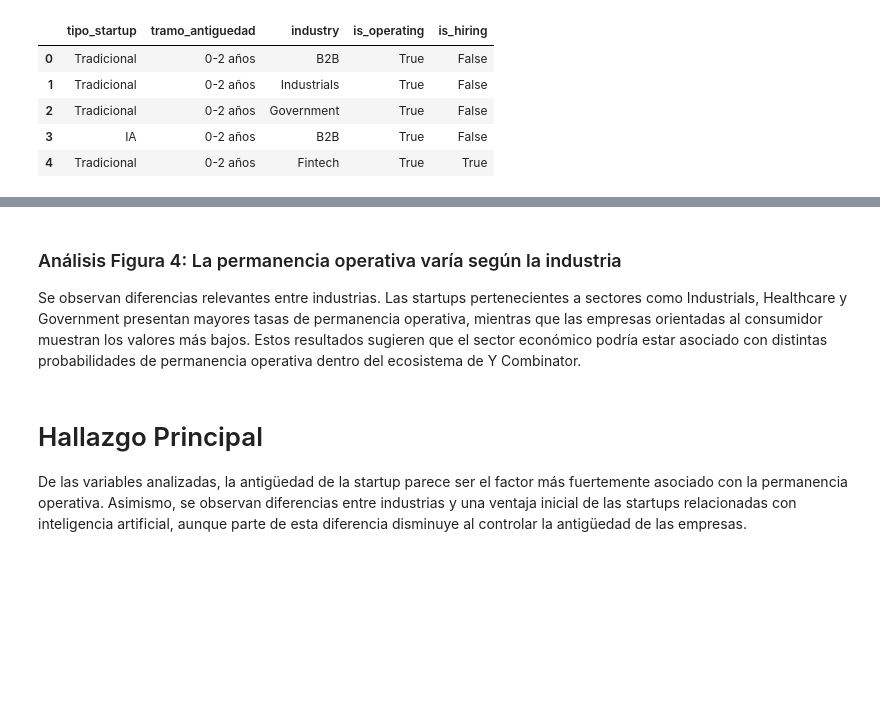
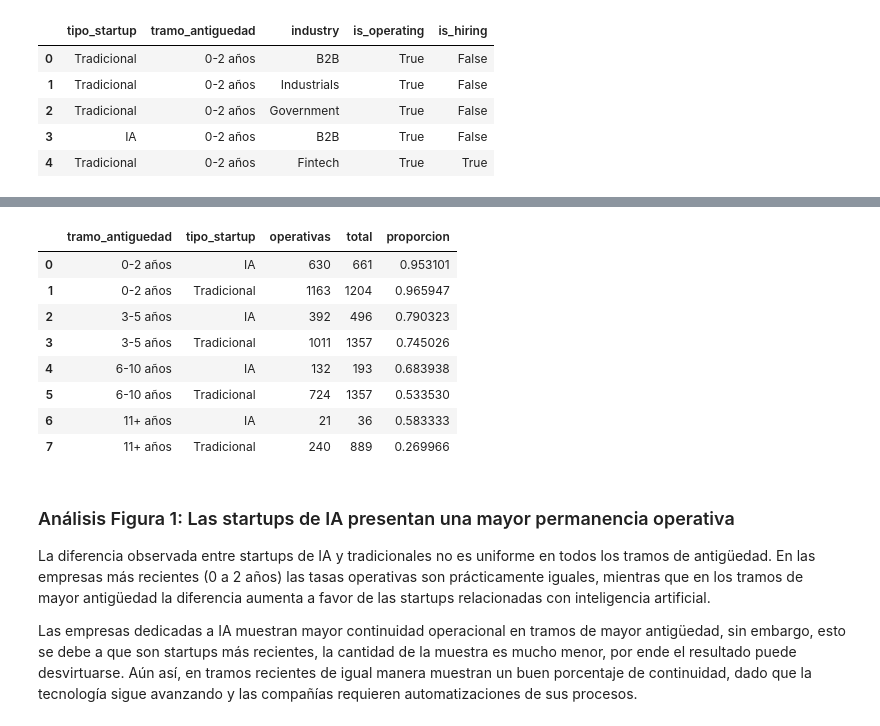
Before and after one commit to DanielCas7illo/U-Andres-Bello, a Jupyter notebook: F4/F4_AnálisisyResultados.ipynb, the cells around one changed output, grey strips where cells are left out. Saved outputs shown, nothing was run; the diff lists cells and outputs as text; code cells hidden in the pictures; blank space fills up the shorter version.

```diff
--- a/F4/F4_AnálisisyResultados.ipynb
+++ b/F4/F4_AnálisisyResultados.ipynb
@@ -129,10 +57,0 @@ Contrato de datos verificado correctamente.
-# %%
-#se utiliza archivo procesado
-DIR_PROCESADO = RAIZ / "data" / "processed"
-
-RUTA_PROCESADO = (
-    DIR_PROCESADO /
-    "startups_procesadas.csv"
-)
-
-print(RUTA_PROCESADO.exists())
@@ -464,7 +207,31 @@ plt.show()
-# %% [markdown]
-### Análisis Figura 4: La permanencia operativa varía según la industria
-Se observan diferencias relevantes entre industrias. Las startups pertenecientes a sectores como Industrials, Healthcare y Government presentan mayores tasas de permanencia operativa, mientras que las empresas orientadas al consumidor muestran los valores más bajos. Estos resultados sugieren que el sector económico podría estar asociado con distintas probabilidades de permanencia operativa dentro del ecosistema de Y Combinator.
-# %% [markdown]
-# Hallazgo Principal
-
-De las variables analizadas, la antigüedad de la startup parece ser el factor más fuertemente asociado con la permanencia operativa. Asimismo, se observan diferencias entre industrias y una ventaja inicial de las startups relacionadas con inteligencia artificial, aunque parte de esta diferencia disminuye al controlar la antigüedad de las empresas.
+# %%
+permanencia = (
+    df
+    .groupby(
+        ["tramo_antiguedad", "tipo_startup"],
+        observed=True
+    )
+    .agg(
+        operativas=("is_operating", "sum"),
+        total=("is_operating", "size"),
+        proporcion=("is_operating", "mean")
+    )
+    .reset_index()
+)
+permanencia
+# %% [output]
+|  | tramo_antiguedad | tipo_startup | operativas | total | proporcion |
+| 0 | 0-2 años | IA | 630 | 661 | 0.953101 |
+| 1 | 0-2 años | Tradicional | 1163 | 1204 | 0.965947 |
+| 2 | 3-5 años | IA | 392 | 496 | 0.790323 |
+| 3 | 3-5 años | Tradicional | 1011 | 1357 | 0.745026 |
+| 4 | 6-10 años | IA | 132 | 193 | 0.683938 |
+| 5 | 6-10 años | Tradicional | 724 | 1357 | 0.533530 |
+| 6 | 11+ años | IA | 21 | 36 | 0.583333 |
+| 7 | 11+ años | Tradicional | 240 | 889 | 0.269966 |
+# %% [markdown]
+### Análisis Figura 1: Las startups de IA presentan una mayor permanencia operativa
+
+La diferencia observada entre startups de IA y tradicionales no es uniforme en todos los tramos de antigüedad. En las empresas más recientes (0 a 2 años) las tasas operativas son prácticamente iguales, mientras que en los tramos de mayor antigüedad la diferencia aumenta a favor de las startups relacionadas con inteligencia artificial.
+
+Las empresas dedicadas a IA muestran mayor continuidad operacional en tramos de mayor antigüedad, sin embargo, esto se debe a que son startups más recientes, la cantidad de la muestra es mucho menor, por ende el resultado puede desvirtuarse. Aún así, en tramos recientes de igual manera muestran un buen porcentaje de continuidad, dado que la tecnología sigue avanzando y las compañías requieren automatizaciones de sus procesos.
```
Also changed, not shown: parts of 29 cells of this notebook.
